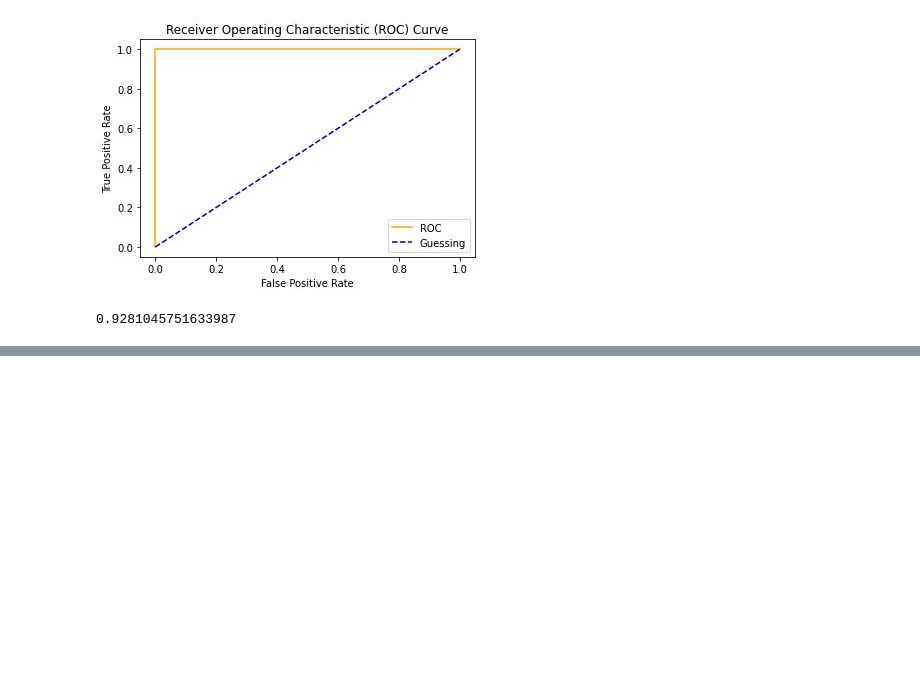
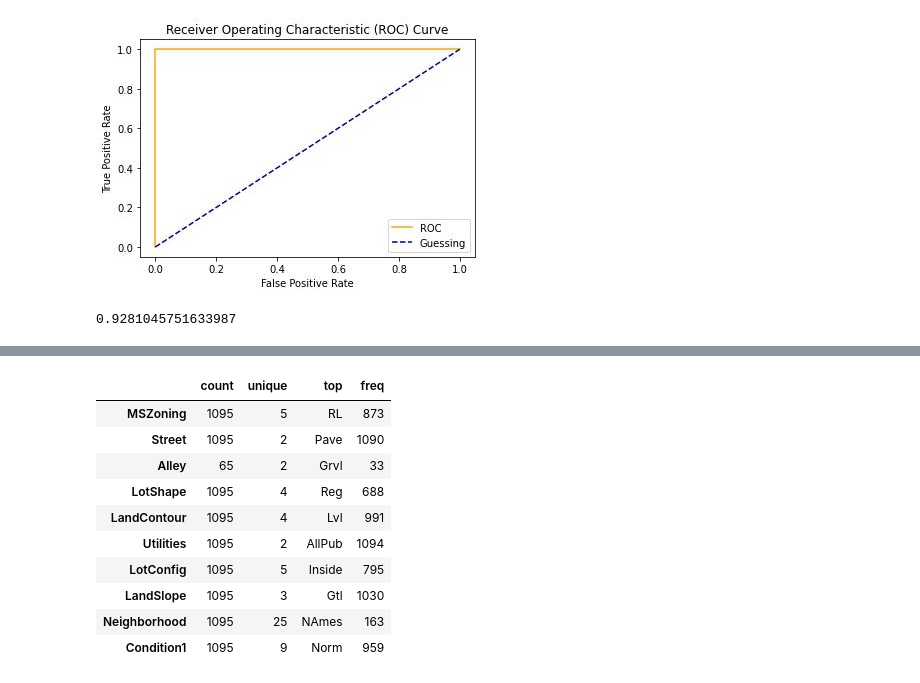
Before and after one commit to dev-SR/machine-learning, a Jupyter notebook: 100sklearn/sklearn.ipynb, the cells around one changed output, grey strips where cells are left out. Cells and saved outputs as stored; diff of their text form; code cells hidden in the pictures; blank space fills up the shorter version.

```diff
--- a/100sklearn/sklearn.ipynb
+++ b/100sklearn/sklearn.ipynb
@@ -516,0 +575,14 @@ roc_auc_score(y_test, y_probs_positive)
+# %%
+X_train.describe(include=object).T.iloc[:10]  # All object cols
+# %% [output]
+|  | count | unique | top | freq |
+| MSZoning | 1095 | 5 | RL | 873 |
+| Street | 1095 | 2 | Pave | 1090 |
+| Alley | 65 | 2 | Grvl | 33 |
+| LotShape | 1095 | 4 | Reg | 688 |
+| LandContour | 1095 | 4 | Lvl | 991 |
+| Utilities | 1095 | 2 | AllPub | 1094 |
+| LotConfig | 1095 | 5 | Inside | 795 |
+| LandSlope | 1095 | 3 | Gtl | 1030 |
+| Neighborhood | 1095 | 25 | NAmes | 163 |
+| Condition1 | 1095 | 9 | Norm | 959 |
```
Also changed, not shown: parts of 38 cells of this notebook, 5 other files.
